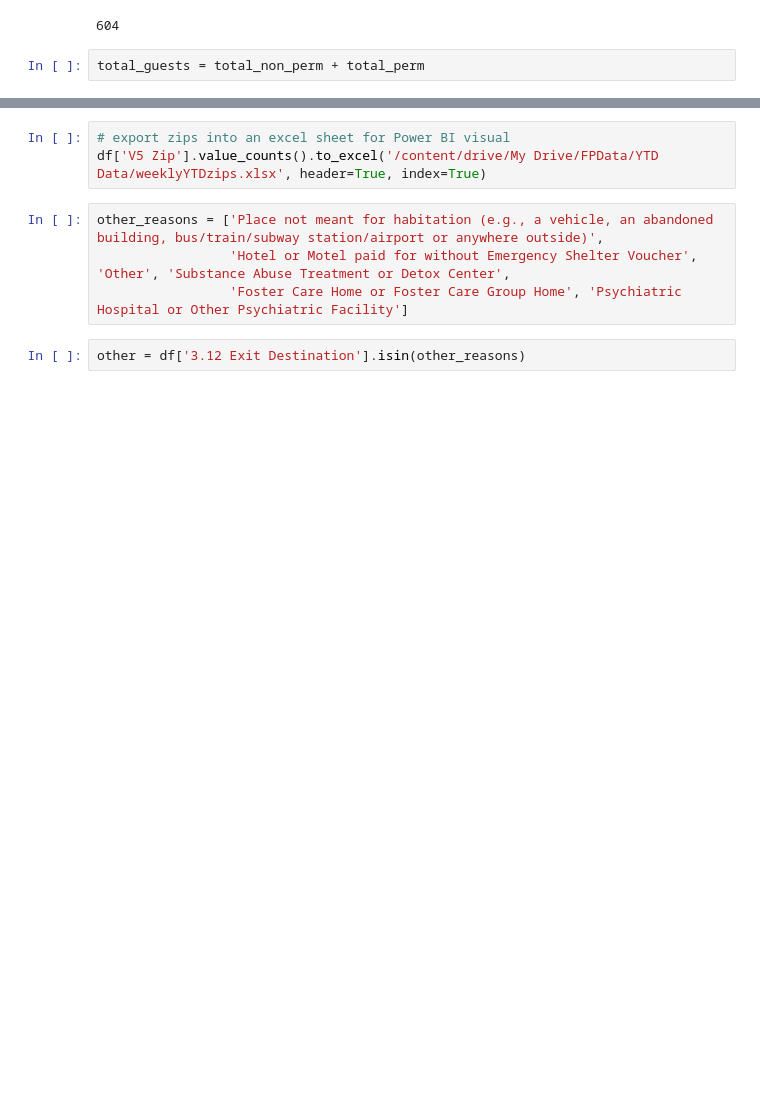
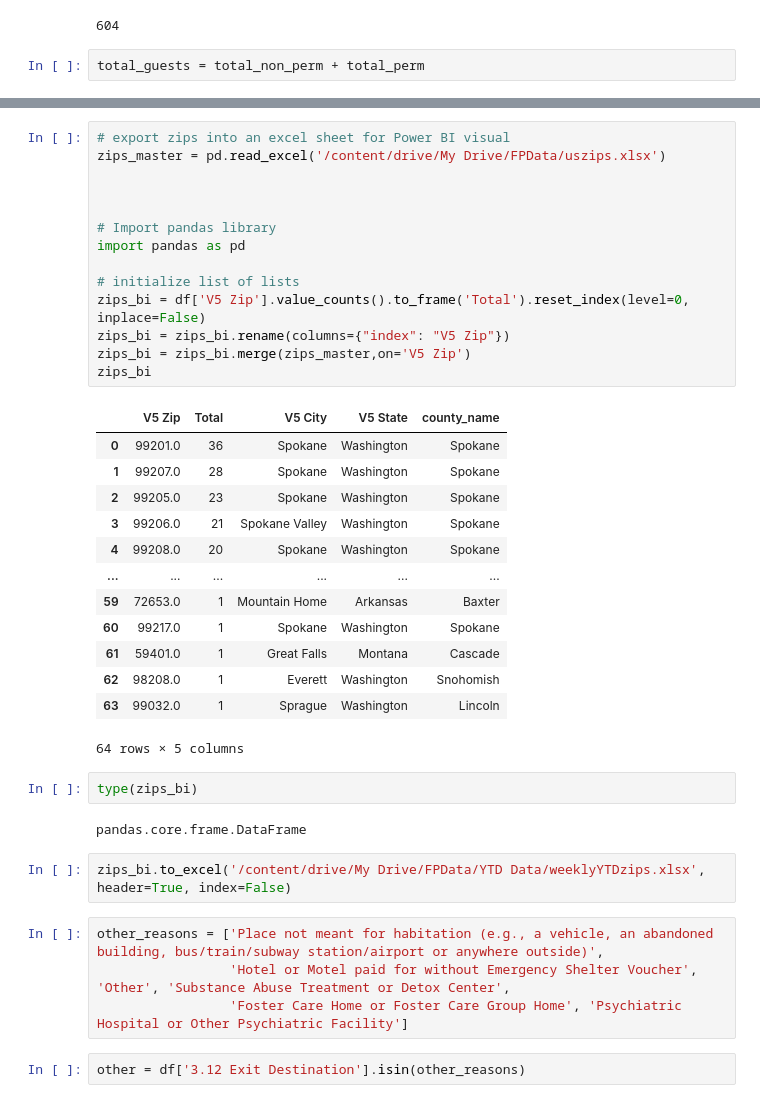
Before and after one commit to iesous-kurios/powerBi, a Jupyter notebook: PowerBI_Project.ipynb, the cells around one changed output, grey strips where cells are left out. Saved outputs shown, nothing was run; the diff lists cells and outputs as text; blank space fills up the shorter version.

Commit message:
updated maps to color by city name

```diff
--- a/PowerBI_Project.ipynb
+++ b/PowerBI_Project.ipynb
@@ -201,6 +217,37 @@ trans_percent
+# %%
+# export zips into an excel sheet for Power BI visual
+zips_master = pd.read_excel('/content/drive/My Drive/FPData/uszips.xlsx')
+
+
+
+# Import pandas library
+import pandas as pd
+
+# initialize list of lists
+zips_bi = df['V5 Zip'].value_counts().to_frame('Total').reset_index(level=0, inplace=False)
+zips_bi = zips_bi.rename(columns={"index": "V5 Zip"})
+zips_bi = zips_bi.merge(zips_master,on='V5 Zip')
+zips_bi
+# %% [output]
+|  | V5 Zip | Total | V5 City | V5 State | county_name |
+| 0 | 99201.0 | 36 | Spokane | Washington | Spokane |
+| 1 | 99207.0 | 28 | Spokane | Washington | Spokane |
+| 2 | 99205.0 | 23 | Spokane | Washington | Spokane |
+| 3 | 99206.0 | 21 | Spokane Valley | Washington | Spokane |
+| 4 | 99208.0 | 20 | Spokane | Washington | Spokane |
+| ... | ... | ... | ... | ... | ... |
+| 59 | 72653.0 | 1 | Mountain Home | Arkansas | Baxter |
+| 60 | 99217.0 | 1 | Spokane | Washington | Spokane |
+| 61 | 59401.0 | 1 | Great Falls | Montana | Cascade |
+| 62 | 98208.0 | 1 | Everett | Washington | Snohomish |
+| 63 | 99032.0 | 1 | Sprague | Washington | Lincoln |
+64 rows × 5 columns
+# %%
+type(zips_bi)
+# %% [output]
+pandas.core.frame.DataFrame
 # %%
-# export zips into an excel sheet for Power BI visual
-df['V5 Zip'].value_counts().to_excel('/content/drive/My Drive/FPData/YTD Data/weeklyYTDzips.xlsx', header=True, index=True)
+zips_bi.to_excel('/content/drive/My Drive/FPData/YTD Data/weeklyYTDzips.xlsx', header=True, index=False)
 # %%
 other_reasons = ['Place not meant for habitation (e.g., a vehicle, an abandoned building, bus/train/subway station/airport or anywhere outside)',
                  'Hotel or Motel paid for without Emergency Shelter Voucher', 'Other', 'Substance Abuse Treatment or Detox Center',
```
Also changed, not shown: parts of 6 cells of this notebook.
